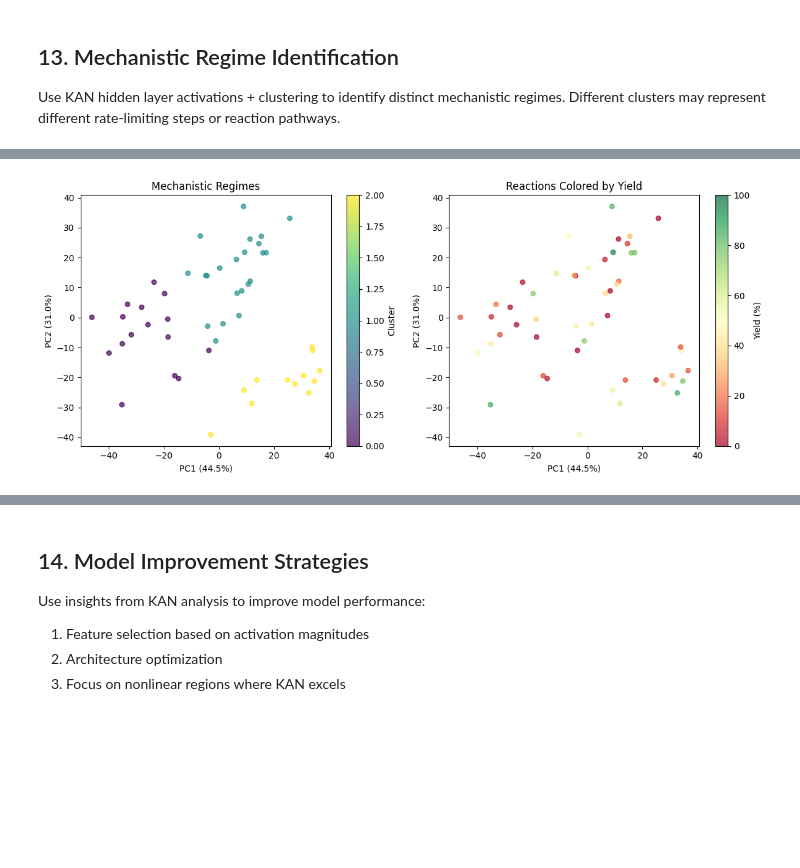
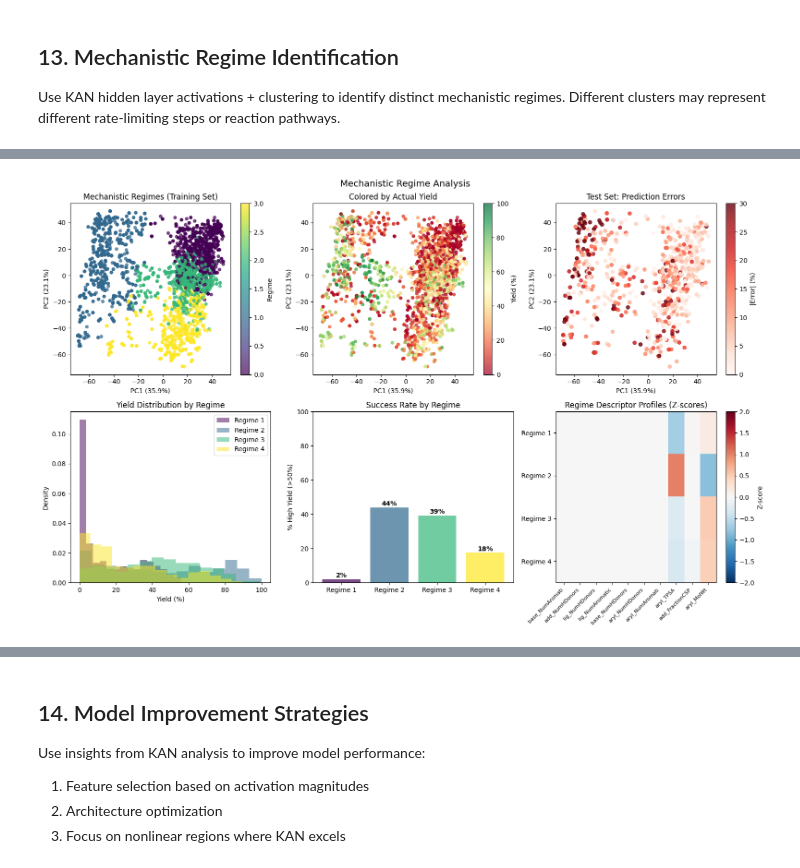
Before and after one commit to gabegomes/pycse, a Jupyter notebook: src/pycse/examples/KAN_Chemistry_Yield_Prediction.ipynb, the cells around one changed output, grey strips where cells are left out. Saved outputs shown, nothing was run; the diff lists cells and outputs as text; code cells hidden in the pictures; blank space fills up the shorter version.

```diff
--- a/src/pycse/examples/KAN_Chemistry_Yield_Prediction.ipynb
+++ b/src/pycse/examples/KAN_Chemistry_Yield_Prediction.ipynb
@@ -1103,25 +1228,93 @@ Regime 3 (12 reactions):
 # %%
-# Visualize regimes using PCA
+# Visualize mechanistic regimes with chemical context
 pca = PCA(n_components=2)
-hidden_2d = pca.fit_transform(hidden_features)
+train_2d = pca.fit_transform(response_profiles)
+test_2d = pca.transform(test_profiles)
 
-fig, axes = plt.subplots(1, 2, figsize=(12, 5))
+fig, axes = plt.subplots(2, 3, figsize=(16, 10))
 
-# Clusters in PCA space
-scatter = axes[0].scatter(hidden_2d[:, 0], hidden_2d[:, 1], c=clusters, cmap='viridis', s=30, alpha=0.7)
-axes[0].set_xlabel(f'PC1 ({100*pca.explained_variance_ratio_[0]:.1f}%)')
-axes[0].set_ylabel(f'PC2 ({100*pca.explained_variance_ratio_[1]:.1f}%)')
-axes[0].set_title('Mechanistic Regimes')
-plt.colorbar(scatter, ax=axes[0], label='Cluster')
+# 1. Training set clusters
+scatter = axes[0, 0].scatter(train_2d[:, 0], train_2d[:, 1], c=train_clusters,
+                              cmap='viridis', s=20, alpha=0.7)
+axes[0, 0].set_xlabel(f'PC1 ({100*pca.explained_variance_ratio_[0]:.1f}%)')
+axes[0, 0].set_ylabel(f'PC2 ({100*pca.explained_variance_ratio_[1]:.1f}%)')
+axes[0, 0].set_title('Mechanistic Regimes (Training Set)')
+plt.colorbar(scatter, ax=axes[0, 0], label='Regime')
 
-# Colored by yield
-scatter2 = axes[1].scatter(hidden_2d[:, 0], hidden_2d[:, 1], c=y_test[:test_subset], cmap='RdYlGn', s=30, alpha=0.7, vmin=0, vmax=100)
-axes[1].set_xlabel(f'PC1 ({100*pca.explained_variance_ratio_[0]:.1f}%)')
-axes[1].set_ylabel(f'PC2 ({100*pca.explained_variance_ratio_[1]:.1f}%)')
-axes[1].set_title('Reactions Colored by Yield')
-plt.colorbar(scatter2, ax=axes[1], label='Yield (%)')
+# 2. Colored by actual yield
+scatter2 = axes[0, 1].scatter(train_2d[:, 0], train_2d[:, 1], c=y_train,
+                               cmap='RdYlGn', s=20, alpha=0.7, vmin=0, vmax=100)
+axes[0, 1].set_xlabel(f'PC1 ({100*pca.explained_variance_ratio_[0]:.1f}%)')
+axes[0, 1].set_ylabel(f'PC2 ({100*pca.explained_variance_ratio_[1]:.1f}%)')
+axes[0, 1].set_title('Colored by Actual Yield')
+plt.colorbar(scatter2, ax=axes[0, 1], label='Yield (%)')
 
+# 3. Test set with prediction errors
+errors = np.abs(y_test - results['KAN']['y_pred'])
+scatter3 = axes[0, 2].scatter(test_2d[:, 0], test_2d[:, 1], c=errors,
+                               cmap='Reds', s=30, alpha=0.8, vmin=0, vmax=30)
+axes[0, 2].set_xlabel(f'PC1 ({100*pca.explained_variance_ratio_[0]:.1f}%)')
+axes[0, 2].set_ylabel(f'PC2 ({100*pca.explained_variance_ratio_[1]:.1f}%)')
+axes[0, 2].set_title('Test Set: Prediction Errors')
+plt.colorbar(scatter3, ax=axes[0, 2], label='|Error| (%)')
+
+# 4. Yield distribution by regime
+regime_colors = plt.cm.viridis(np.linspace(0, 1, n_clusters))
+for i in range(n_clusters):
+    mask = train_clusters == i
+    if mask.sum() > 0:
+        axes[1, 0].hist(y_train[mask], bins=15, alpha=0.5, label=f'Regime {i+1}',
+                        color=regime_colors[i], density=True)
+axes[1, 0].set_xlabel('Yield (%)')
+axes[1, 0].set_ylabel('Density')
+axes[1, 0].set_title('Yield Distribution by Regime')
+axes[1, 0].legend()
+
+# 5. Success rate by regime
+regime_df = pd.DataFrame(regime_stats)
+x_pos = range(n_clusters)
+bars = axes[1, 1].bar(x_pos, regime_df['High_Yield_Pct'], color=regime_colors, alpha=0.7)
+axes[1, 1].set_xticks(x_pos)
+axes[1, 1].set_xticklabels([f'Regime {i+1}' for i in range(n_clusters)])
+axes[1, 1].set_ylabel('% High Yield (>50%)')
+axes[1, 1].set_title('Success Rate by Regime')
+for bar, pct in zip(bars, regime_df['High_Yield_Pct']):
+    axes[1, 1].text(bar.get_x() + bar.get_width()/2, bar.get_height() + 1,
+                    f'{pct:.0f}%', ha='center', fontweight='bold')
+axes[1, 1].set_ylim(0, 100)
+
+# 6. Regime descriptor profiles
+top_features_idx = np.argsort(avg_sensitivity)[-10:][::-1]
+feature_profiles_by_regime = np.zeros((n_clusters, 10))
+for i in range(n_clusters):
+    mask = train_clusters == i
+    if mask.sum() > 0:
+        for j, feat_idx in enumerate(top_features_idx):
+            cluster_mean = X_train[mask, feat_idx].mean()
+            global_mean = X_train[:, feat_idx].mean()
+            global_std = X_train[:, feat_idx].std() + 1e-8
+            feature_profiles_by_regime[i, j] = (cluster_mean - global_mean) / global_std
+
+top_feat_names = [feature_names[idx][:15] for idx in top_features_idx]
+im = axes[1, 2].imshow(feature_profiles_by_regime, cmap='RdBu_r', aspect='auto', vmin=-2, vmax=2)
+axes[1, 2].set_yticks(range(n_clusters))
+axes[1, 2].set_yticklabels([f'Regime {i+1}' for i in range(n_clusters)])
+axes[1, 2].set_xticks(range(len(top_feat_names)))
+axes[1, 2].set_xticklabels(top_feat_names, rotation=45, ha='right', fontsize=8)
+axes[1, 2].set_title('Regime Descriptor Profiles (Z-scores)')
+plt.colorbar(im, ax=axes[1, 2], label='Z-score')
+
+plt.suptitle('Mechanistic Regime Analysis', fontsize=14)
 plt.tight_layout()
 plt.show()
+
+# Actionable insights
+print("\n" + "="*70)
+print("ACTIONABLE INSIGHTS FROM REGIME ANALYSIS")
+print("="*70)
+best_regime = regime_df.loc[regime_df['High_Yield_Pct'].idxmax()]
+worst_regime = regime_df.loc[regime_df['High_Yield_Pct'].idxmin()]
+print(f"\n→ BEST: Regime {int(best_regime['Regime'])} ({best_regime['High_Yield_Pct']:.0f}% high-yield)")
+print(f"→ CHALLENGING: Regime {int(worst_regime['Regime'])} ({worst_regime['High_Yield_Pct']:.0f}% high-yield)")
 # %% [output]
-[figure, old version]
+[figure, new version]
```
Also changed, not shown: parts of 8 cells of this notebook, 1 other file.
